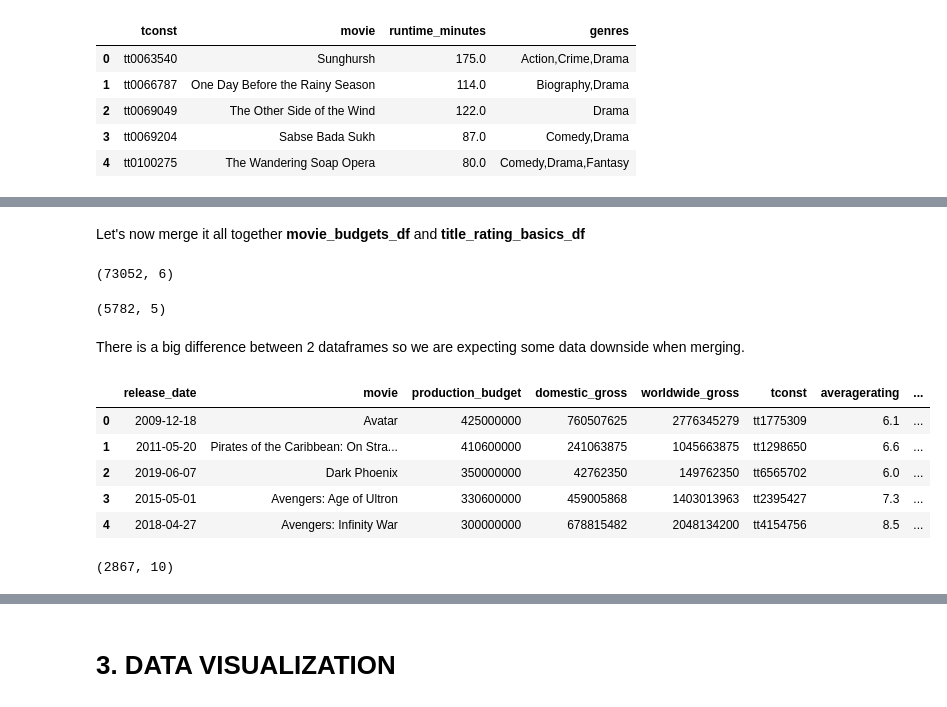
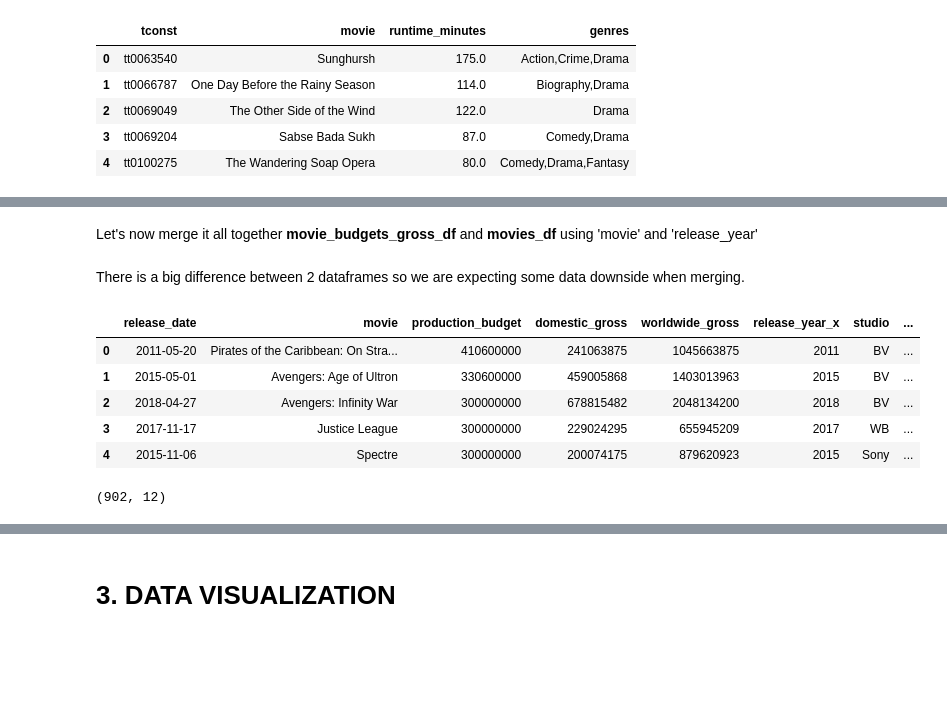
Before and after one commit to baotramduong/Porfolio_Project_The_Movie_Industry, a Jupyter notebook: Part 1 - Data_Science_in_Action_The_Movie_Industry.ipynb, the cells around one changed output, grey strips where cells are left out. Drawn from its saved outputs; the diff is of its cells as text; code cells hidden in the pictures; blank space fills up the shorter version.

```diff
--- a/Part 1 - Data_Science_in_Action_The_Movie_Industry.ipynb
+++ b/Part 1 - Data_Science_in_Action_The_Movie_Industry.ipynb
@@ -576,3 +579,5 @@ movies_df['release_date'] = pd.to_datetime(movies_df['release_date'])
 isinstance(movies_df['release_date'][0], datetime.date)
 # %% [output]
 True
+# %%
+movies_df['release_year'] = pd.DatetimeIndex(movies_df['release_date']).year
@@ -690,0 +665,4 @@ This dataframe looks good: no missing value, no duplicates, and the datatypes ar
+# %%
+#rename column
+movies_df = movies_df.rename(columns={'title':'movie'})
+movies_df.head(2)
@@ -690,0 +676,4 @@ This dataframe looks good: no missing value, no duplicates, and the datatypes ar
+# %%
+#Let's only keep the laster remake for simplicity
+movies_df = movies_df.sort_values('release_year', ascending = False)
+movies_df = movies_df.drop_duplicates(subset = 'movie', keep = 'first')
@@ -862,31 +830,22 @@ len(title_rating_basics_df)
 # %% [markdown]
-Let's now merge it all together **movie_budgets_df** and **title_rating_basics_df**
+Let's now merge it all together **movie_budgets_gross_df** and **movies_df** using 'movie' and 'release_year'
-# %%
-#first check for size
-title_rating_basics_df.shape
-# %% [output]
-(73052, 6)
-# %%
-movie_budgets_df.shape
-# %% [output]
-(5782, 5)
 # %% [markdown]
 There is a big difference between 2 dataframes so we are expecting some data downside when merging.
 # %%
-#merge using 'movie'
-big_df = pd.merge(movie_budgets_df, title_rating_basics_df, on='movie')
+#merge using 'movie' and 'release_date'
+df1 = pd.merge(movie_budgets_gross_df, movies_df, on=['movie', 'release_date'])
 # %%
 #preview
-big_df.head()
+df1.head()
 # %% [output]
-|  | release_date | movie | production_budget | domestic_gross | worldwide_gross | tconst | averagerating | ... |
-| 0 | 2009-12-18 | Avatar | 425000000 | 760507625 | 2776345279 | tt1775309 | 6.1 | ... |
-| 1 | 2011-05-20 | Pirates of the Caribbean: On Stra... | 410600000 | 241063875 | 1045663875 | tt1298650 | 6.6 | ... |
-| 2 | 2019-06-07 | Dark Phoenix | 350000000 | 42762350 | 149762350 | tt6565702 | 6.0 | ... |
-| 3 | 2015-05-01 | Avengers: Age of Ultron | 330600000 | 459005868 | 1403013963 | tt2395427 | 7.3 | ... |
-| 4 | 2018-04-27 | Avengers: Infinity War | 300000000 | 678815482 | 2048134200 | tt4154756 | 8.5 | ... |
+|  | release_date | movie | production_budget | domestic_gross | worldwide_gross | release_year_x | studio | ... |
+| 0 | 2011-05-20 | Pirates of the Caribbean: On Stra... | 410600000 | 241063875 | 1045663875 | 2011 | BV | ... |
+| 1 | 2015-05-01 | Avengers: Age of Ultron | 330600000 | 459005868 | 1403013963 | 2015 | BV | ... |
+| 2 | 2018-04-27 | Avengers: Infinity War | 300000000 | 678815482 | 2048134200 | 2018 | BV | ... |
+| 3 | 2017-11-17 | Justice League | 300000000 | 229024295 | 655945209 | 2017 | WB | ... |
+| 4 | 2015-11-06 | Spectre | 300000000 | 200074175 | 879620923 | 2015 | Sony | ... |
 # %%
 #check for size
-big_df.shape
+df1.shape
 # %% [output]
-(2867, 10)
+(902, 12)
```
Also changed, not shown: parts of 41 cells of this notebook.
